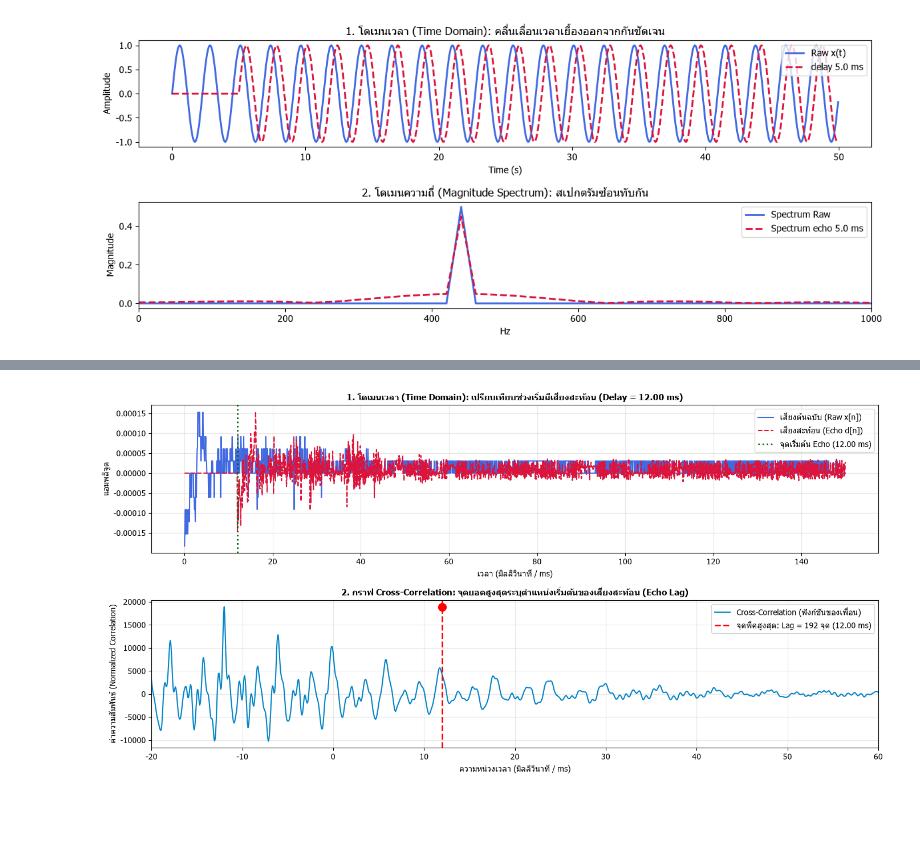
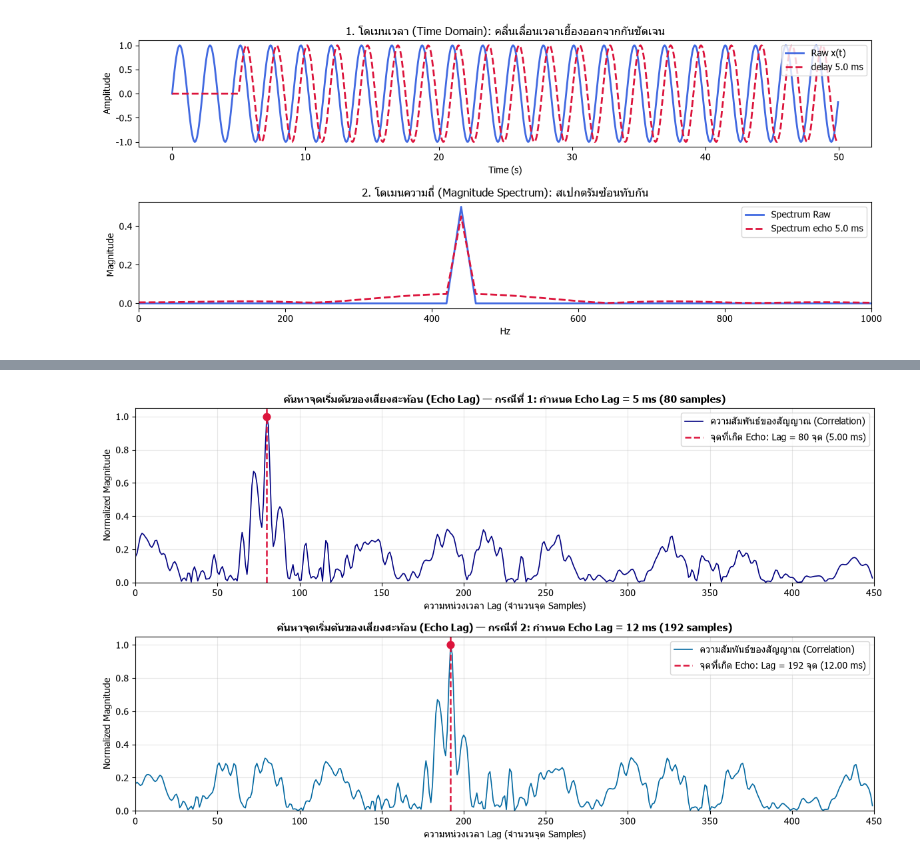
Before and after one commit to KhaoTaiKi/dsp-aec-project, a Jupyter notebook: notebooks/main.ipynb, the cells around one changed output, grey strips where cells are left out. Saved outputs shown, nothing was run; the diff lists cells and outputs as text; code cells hidden in the pictures; blank space fills up the shorter version.

Commit message:
feat(main): add 2-case Echo Lag detection comparison (5ms vs 12ms) with Cross-Correlation in cell 2

```diff
--- a/notebooks/main.ipynb
+++ b/notebooks/main.ipynb
@@ -54,51 +54,56 @@ plt.tight_layout()
 [figure]
 # %%
 # ==============================================================================
-# ค้นหาจุดเริ่มต้นของเสียงสะท้อน (Echo Lag / Delay Detection)
+# ค้นหาจุดเริ่มต้นของเสียงสะท้อน (Echo Lag) เปรียบเทียบ 2 กรณี: 5 ms และ 12 ms
 # ==============================================================================
-# 1. โหลดเสียงคนพูดจริงและจำลองเสียงสะท้อนผ่านห้อง (S1: กำหนด Delay ไว้ 12 ms)
-t, raw, echo, fs = get_scenario_audio(scenario=1, clip_idx1=0, reverb_level=1, lag_ms=12.0)
+# 1. โหลดข้อมูลทั้ง 2 กรณี (Lag = 5 ms และ Lag = 12 ms)
+t1, raw1, echo1, fs = get_scenario_audio(scenario=1, clip_idx1=0, reverb_level=1, lag_ms=5.0)
+t2, raw2, echo2, _ = get_scenario_audio(scenario=1, clip_idx1=0, reverb_level=1, lag_ms=12.0)
 
-# 2. ค้นหาจุดเริ่มต้นของเสียงสะท้อนด้วยฟังก์ชัน correlation_offset ของเพื่อน
-search_len = int(fs * 1.5)  # ใช้สัญญาณช่วง 1.5 วินาทีแรกเพื่อความเร็วและความแม่นยำ
-corr, lags, best_lag = correlation_offset(raw[:search_len], echo[:search_len])
-det_lag = abs(best_lag)
-best_lag_ms = (det_lag / fs) * 1000.0
+test_cases = [
+    {"title": "กรณีที่ 1: กำหนด Echo Lag = 5 ms (80 samples)", "raw": raw1, "echo": echo1, "color": "navy", "accent": "crimson"},
+    {"title": "กรณีที่ 2: กำหนด Echo Lag = 12 ms (192 samples)", "raw": raw2, "echo": echo2, "color": "#0369a1", "accent": "crimson"},
+]
 
-print("=" * 70)
-print(f"🎯 ผลการตรวจจับจุดเริ่มต้นของเสียงสะท้อน (Echo Start Point):")
-print(f"   - หน่วงเวลา (Lag Samples) : {det_lag} ตัวอย่าง (Samples)")
-print(f"   - หน่วงเวลา (Delay Time)  : {best_lag_ms:.2f} มิลลิวินาที (ms)")
-print("=" * 70)
+plt.figure(figsize=(12, 7))
 
-# 3. พล็อตกราฟเปรียบเทียบคลื่นเสียงและจุดยอด Cross-Correlation
-plt.figure(figsize=(14, 7))
+for idx, case in enumerate(test_cases, 1):
+    raw_sig = case["raw"]
+    echo_sig = case["echo"]
 
-# 3.1 โดเมนเวลา: ดูการเลื่อนเยื้องของเสียง Echo
-plt.subplot(2, 1, 1)
-zoom_n = int(fs * 0.15)  # ซูมดูช่วง 150 ms แรกเพื่อเห็นจุดเริ่มชัดเจน
-t_zoom = t[:zoom_n] * 1000.0
-plt.plot(t_zoom, raw[:zoom_n], color="royalblue", lw=1.5, label="เสียงต้นฉบับ (Raw x[n])")
-plt.plot(t_zoom, echo[:zoom_n], color="crimson", lw=1.5, linestyle="--", label="เสียงสะท้อน (Echo d[n])")
-plt.axvline(best_lag_ms, color="darkgreen", lw=2, linestyle=":", label=f"จุดเริ่มต้น Echo ({best_lag_ms:.2f} ms)")
-plt.title(f"1. โดเมนเวลา (Time Domain): เปรียบเทียบช่วงเริ่มมีเสียงสะท้อน (Delay = {best_lag_ms:.2f} ms)", fontsize=11, fontweight="bold")
-plt.xlabel("เวลา (มิลลิวินาที / ms)")
-plt.ylabel("แอมพลิจูด")
-plt.legend(loc="upper right")
-plt.grid(True, alpha=0.3)
+    # คำนวณ Cross-Correlation ช่วง 1 วินาทีแรก
+    seg_len = fs * 1
+    corr = np.correlate(echo_sig[:seg_len], raw_sig[:seg_len], mode="full")
+    lags = np.arange(-seg_len + 1, seg_len)
+    max_lag_show = 450
+    zero_idx = seg_len - 1
 
-# 3.2 กราฟ Normalized Cross-Correlation หาจุดยอด (Peak)
-plt.subplot(2, 1, 2)
-lags_ms = (lags / fs) * 1000.0
-plt.plot(lags_ms, corr, color="#0284c7", lw=1.5, label="Cross-Correlation (ฟังก์ชันของเพื่อน)")
-plt.axvline(best_lag_ms, color="red", linestyle="--", lw=2, label=f"จุดพีคสูงสุด: Lag = {det_lag} จุด ({best_lag_ms:.2f} ms)")
-plt.scatter([best_lag_ms], [corr[np.argmax(corr)]], color="red", s=100, zorder=5)
-plt.xlim(-20, 60)
-plt.title("2. กราฟ Cross-Correlation: จุดยอดสูงสุดระบุตำแหน่งเริ่มต้นของเสียงสะท้อน (Echo Lag)", fontsize=11, fontweight="bold")
-plt.xlabel("ความหน่วงเวลา (มิลลิวินาที / ms)")
-plt.ylabel("ค่าความสัมพันธ์ (Normalized Correlation)")
-plt.legend(loc="upper right")
-plt.grid(True, alpha=0.3)
+    # ตัดมาเฉพาะช่วง Lag 0 ถึง 450 จุด และทำเป็นค่าความแรง Normalized (0 ถึง 1)
+    lags_view = lags[zero_idx : zero_idx + max_lag_show]
+    corr_view = np.abs(corr[zero_idx : zero_idx + max_lag_show])
+    corr_view = corr_view / np.max(corr_view)
+
+    # ค้นหาจุดที่เกิด Echo แรงที่สุดอัตโนมัติด้วย np.argmax
+    detected_lag = lags_view[np.argmax(corr_view)]
+    detected_ms = detected_lag / fs * 1000.0
+
+    print(f"🎯 {case['title']}")
+    print(f"   -> จุดที่ตรวจพบ: Lag = {detected_lag} จุด ({detected_ms:.2f} ms)")
+
+    # พล็อตกราฟ Subplot
+    plt.subplot(2, 1, idx)
+    plt.plot(lags_view, corr_view, color=case["color"], linewidth=1.2, label="ความสัมพันธ์ของสัญญาณ (Correlation)")
+    plt.axvline(detected_lag, color=case["accent"], linestyle="--", linewidth=1.8,
+                label=f"จุดที่เกิด Echo: Lag = {detected_lag} จุด ({detected_ms:.2f} ms)")
+    plt.scatter([detected_lag], [1.0], color=case["accent"], s=60, zorder=5)
+
+    plt.title(f"ค้นหาจุดเริ่มต้นของเสียงสะท้อน (Echo Lag) — {case['title']}", fontsize=11, fontweight="bold")
+    plt.xlabel("ความหน่วงเวลา Lag (จำนวนจุด Samples)")
+    plt.ylabel("Normalized Magnitude")
+    plt.xlim(0, max_lag_show)
+    plt.ylim(0, 1.05)
+    plt.legend(loc="upper right")
+    plt.grid(True, alpha=0.3)
 
 plt.tight_layout()
 plt.show()
@@ -112 +117 @@ plt.show()
-[figure, old version]
+[figure, new version]
```
Also changed, not shown: parts of 1 cell of this notebook.
